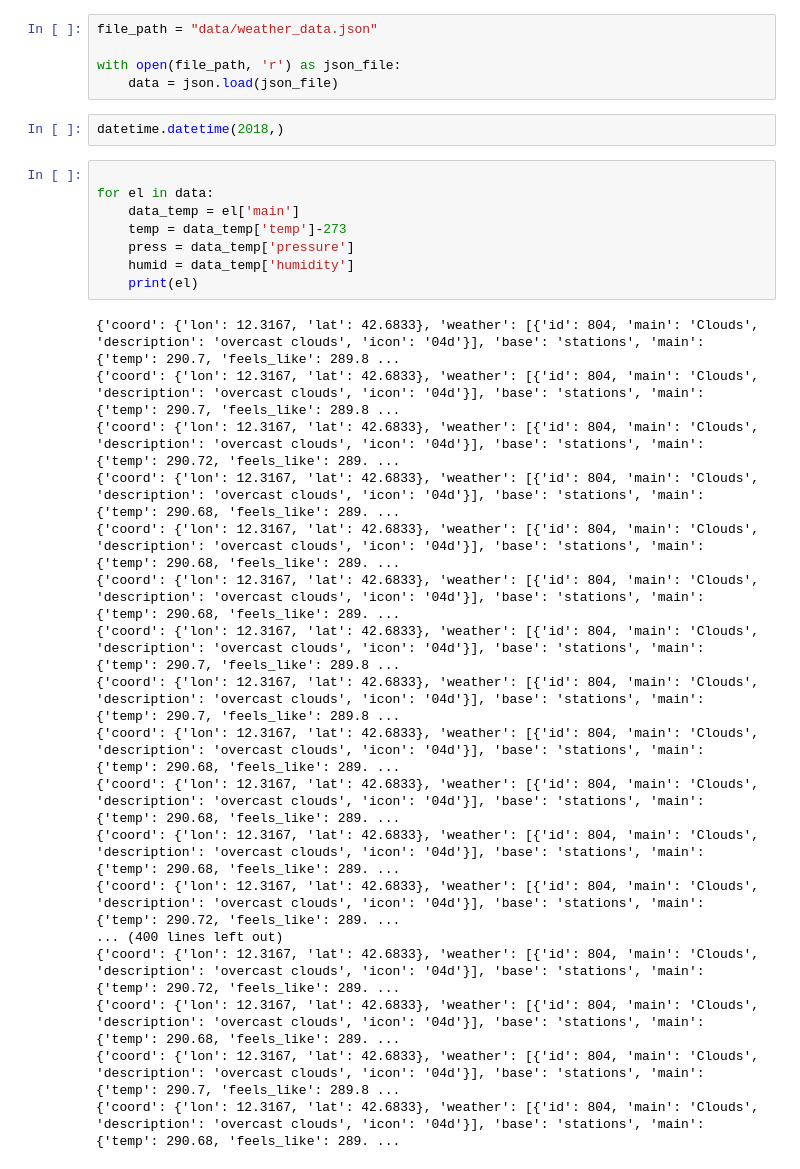
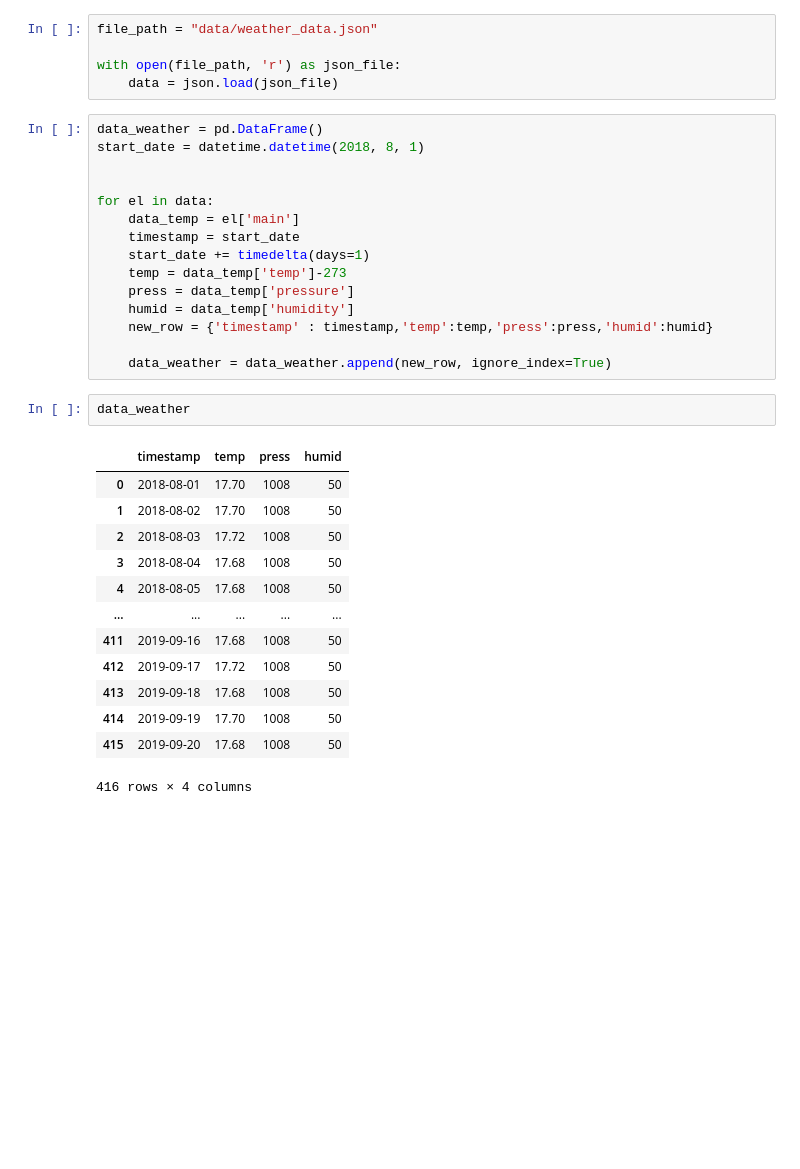
Before and after one commit to AlessandroBelotti00/NOI-hackathon, a Jupyter notebook: 1_PV/data_integration.ipynb, the cells around one changed output. Cells and saved outputs as stored; diff of their text form; blank space fills up the shorter version.

Commit message:
data integration

```diff
--- a/1_PV/data_integration.ipynb
+++ b/1_PV/data_integration.ipynb
@@ -7,31 +7,34 @@ file_path = "data/weather_data.json"
 
 with open(file_path, 'r') as json_file:
     data = json.load(json_file)
-# %%
-datetime.datetime(2018,)
 # %%
+data_weather = pd.DataFrame()
+start_date = datetime.datetime(2018, 8, 1)
+
 
 for el in data:
     data_temp = el['main']
+    timestamp = start_date
+    start_date += timedelta(days=1)
     temp = data_temp['temp']-273
     press = data_temp['pressure']
     humid = data_temp['humidity']
-    print(el)
+    new_row = {'timestamp' : timestamp,'temp':temp,'press':press,'humid':humid}
+
+    data_weather = data_weather.append(new_row, ignore_index=True)
-# %% [output]
-{'coord': {'lon': 12.3167, 'lat': 42.6833}, 'weather': [{'id': 804, 'main': 'Clouds', 'description': 'overcast clouds', 'icon': '04d'}], 'base': 'stations', 'main': {'temp': 290.7, 'feels_like': 289.8 ...
-{'coord': {'lon': 12.3167, 'lat': 42.6833}, 'weather': [{'id': 804, 'main': 'Clouds', 'description': 'overcast clouds', 'icon': '04d'}], 'base': 'stations', 'main': {'temp': 290.7, 'feels_like': 289.8 ...
-{'coord': {'lon': 12.3167, 'lat': 42.6833}, 'weather': [{'id': 804, 'main': 'Clouds', 'description': 'overcast clouds', 'icon': '04d'}], 'base': 'stations', 'main': {'temp': 290.72, 'feels_like': 289. ...
-{'coord': {'lon': 12.3167, 'lat': 42.6833}, 'weather': [{'id': 804, 'main': 'Clouds', 'description': 'overcast clouds', 'icon': '04d'}], 'base': 'stations', 'main': {'temp': 290.68, 'feels_like': 289. ...
-{'coord': {'lon': 12.3167, 'lat': 42.6833}, 'weather': [{'id': 804, 'main': 'Clouds', 'description': 'overcast clouds', 'icon': '04d'}], 'base': 'stations', 'main': {'temp': 290.68, 'feels_like': 289. ...
-{'coord': {'lon': 12.3167, 'lat': 42.6833}, 'weather': [{'id': 804, 'main': 'Clouds', 'description': 'overcast clouds', 'icon': '04d'}], 'base': 'stations', 'main': {'temp': 290.68, 'feels_like': 289. ...
-{'coord': {'lon': 12.3167, 'lat': 42.6833}, 'weather': [{'id': 804, 'main': 'Clouds', 'description': 'overcast clouds', 'icon': '04d'}], 'base': 'stations', 'main': {'temp': 290.7, 'feels_like': 289.8 ...
-{'coord': {'lon': 12.3167, 'lat': 42.6833}, 'weather': [{'id': 804, 'main': 'Clouds', 'description': 'overcast clouds', 'icon': '04d'}], 'base': 'stations', 'main': {'temp': 290.7, 'feels_like': 289.8 ...
-{'coord': {'lon': 12.3167, 'lat': 42.6833}, 'weather': [{'id': 804, 'main': 'Clouds', 'description': 'overcast clouds', 'icon': '04d'}], 'base': 'stations', 'main': {'temp': 290.68, 'feels_like': 289. ...
-{'coord': {'lon': 12.3167, 'lat': 42.6833}, 'weather': [{'id': 804, 'main': 'Clouds', 'description': 'overcast clouds', 'icon': '04d'}], 'base': 'stations', 'main': {'temp': 290.68, 'feels_like': 289. ...
-{'coord': {'lon': 12.3167, 'lat': 42.6833}, 'weather': [{'id': 804, 'main': 'Clouds', 'description': 'overcast clouds', 'icon': '04d'}], 'base': 'stations', 'main': {'temp': 290.68, 'feels_like': 289. ...
-{'coord': {'lon': 12.3167, 'lat': 42.6833}, 'weather': [{'id': 804, 'main': 'Clouds', 'description': 'overcast clouds', 'icon': '04d'}], 'base': 'stations', 'main': {'temp': 290.72, 'feels_like': 289. ...
-... (400 lines left out)
-{'coord': {'lon': 12.3167, 'lat': 42.6833}, 'weather': [{'id': 804, 'main': 'Clouds', 'description': 'overcast clouds', 'icon': '04d'}], 'base': 'stations', 'main': {'temp': 290.72, 'feels_like': 289. ...
-{'coord': {'lon': 12.3167, 'lat': 42.6833}, 'weather': [{'id': 804, 'main': 'Clouds', 'description': 'overcast clouds', 'icon': '04d'}], 'base': 'stations', 'main': {'temp': 290.68, 'feels_like': 289. ...
-{'coord': {'lon': 12.3167, 'lat': 42.6833}, 'weather': [{'id': 804, 'main': 'Clouds', 'description': 'overcast clouds', 'icon': '04d'}], 'base': 'stations', 'main': {'temp': 290.7, 'feels_like': 289.8 ...
-{'coord': {'lon': 12.3167, 'lat': 42.6833}, 'weather': [{'id': 804, 'main': 'Clouds', 'description': 'overcast clouds', 'icon': '04d'}], 'base': 'stations', 'main': {'temp': 290.68, 'feels_like': 289. ...
+# %%
+data_weather
+# %% [output]
+|  | timestamp | temp | press | humid |
+| 0 | 2018-08-01 | 17.70 | 1008 | 50 |
+| 1 | 2018-08-02 | 17.70 | 1008 | 50 |
+| 2 | 2018-08-03 | 17.72 | 1008 | 50 |
+| 3 | 2018-08-04 | 17.68 | 1008 | 50 |
+| 4 | 2018-08-05 | 17.68 | 1008 | 50 |
+| ... | ... | ... | ... | ... |
+| 411 | 2019-09-16 | 17.68 | 1008 | 50 |
+| 412 | 2019-09-17 | 17.72 | 1008 | 50 |
+| 413 | 2019-09-18 | 17.68 | 1008 | 50 |
+| 414 | 2019-09-19 | 17.70 | 1008 | 50 |
+| 415 | 2019-09-20 | 17.68 | 1008 | 50 |
+416 rows × 4 columns
```
